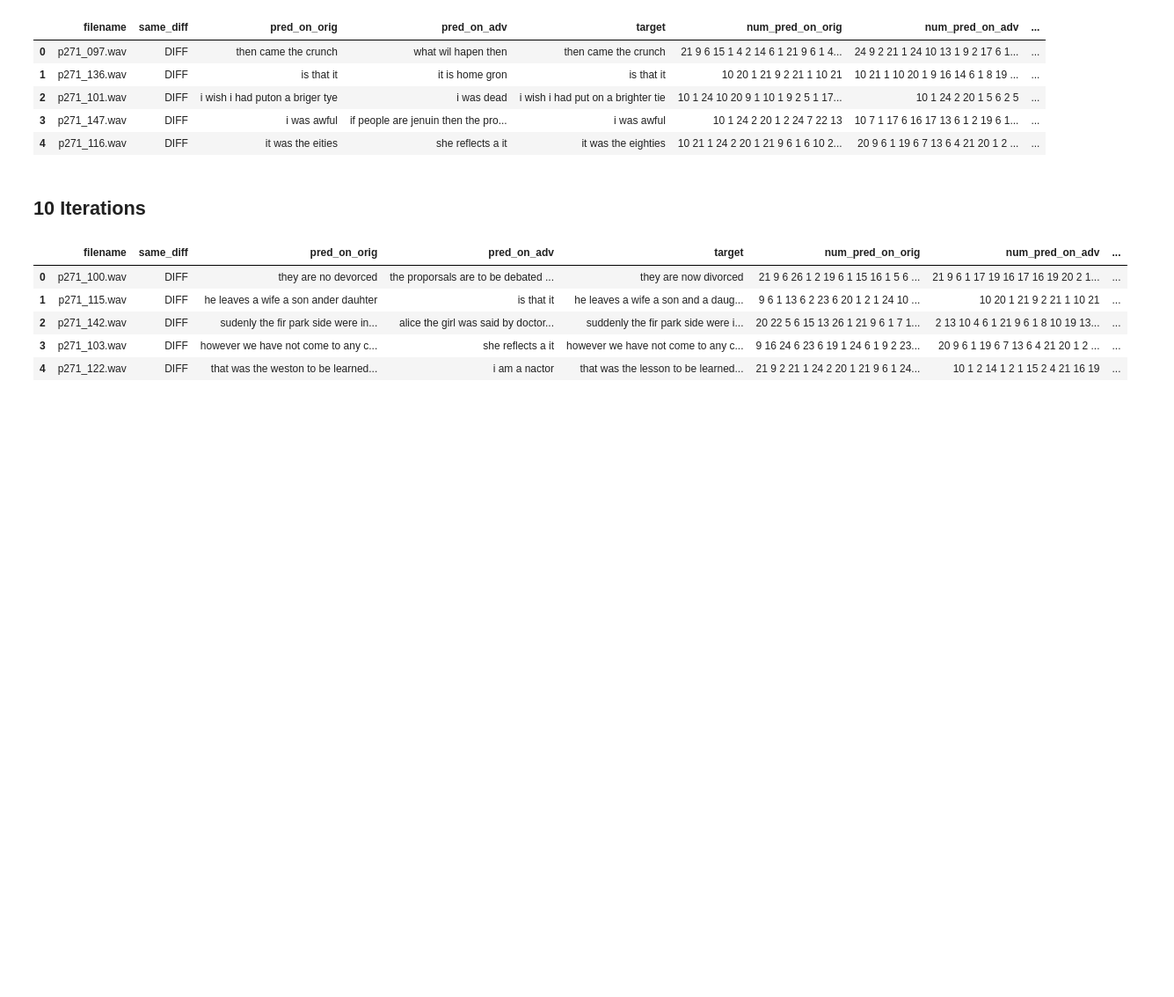
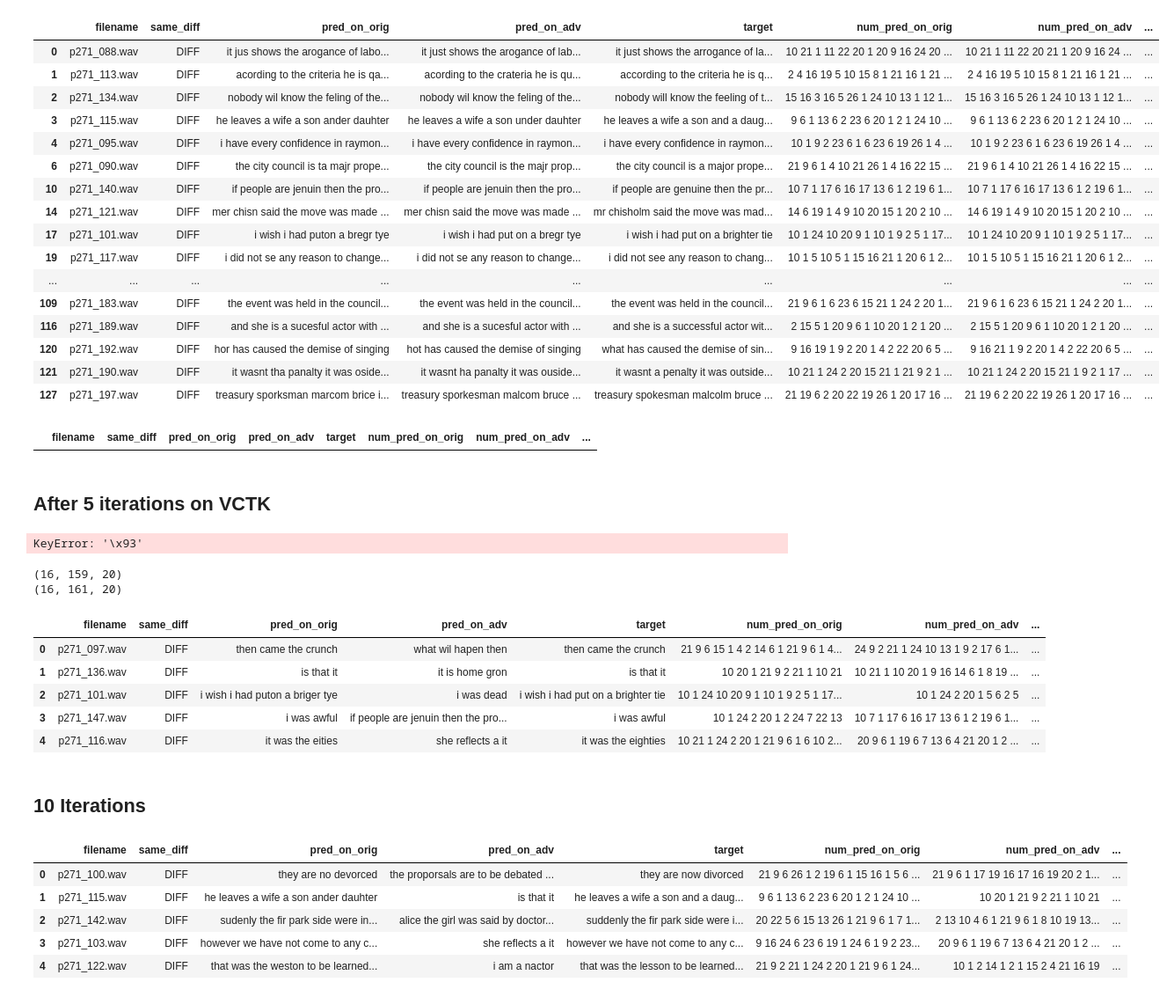
Before and after one commit to daniter-cu/AdversarialSpeech, a Jupyter notebook: speech-to-text-wavenet/Comparing multiple iterations.ipynb, the cells around one changed output. Shown at 88% size. Cells and saved outputs as stored; diff of their text form; code cells hidden in the pictures; blank space fills up the shorter version.

Commit message:
fixed bugs and switched to pickle dump instead of np save

```diff
--- a/speech-to-text-wavenet/Comparing multiple iterations.ipynb
+++ b/speech-to-text-wavenet/Comparing multiple iterations.ipynb
@@ -57,0 +129,29 @@ test_vs_pred5_file = "preds_vs_labels_iters.tsv"
+# %%
+test_vs_pred1_file = "preds_vs_labels_iters1.tsv"
+tp1 = pd.read_table(test_vs_pred1_file)
+
+tp1[tp1['same_diff'] == 'DIFF']
+# %% [output]
+|  | filename | same_diff | pred_on_orig | pred_on_adv | target | num_pred_on_orig | num_pred_on_adv | ... |
+| 0 | p271_088.wav | DIFF | it jus shows the arogance of labo... | it just shows the arogance of lab... | it just shows the arrogance of la... | 10 21 1 11 22 20 1 20 9 16 24 20 ... | 10 21 1 11 22 20 21 1 20 9 16 24 ... | ... |
+| 1 | p271_113.wav | DIFF | acording to the criteria he is qa... | acording to the crateria he is qu... | according to the criteria he is q... | 2 4 16 19 5 10 15 8 1 21 16 1 21 ... | 2 4 16 19 5 10 15 8 1 21 16 1 21 ... | ... |
+| 2 | p271_134.wav | DIFF | nobody wil know the feling of the... | nobody wil know the feling of the... | nobody will know the feeling of t... | 15 16 3 16 5 26 1 24 10 13 1 12 1... | 15 16 3 16 5 26 1 24 10 13 1 12 1... | ... |
+| 3 | p271_115.wav | DIFF | he leaves a wife a son ander dauhter | he leaves a wife a son under dauhter | he leaves a wife a son and a daug... | 9 6 1 13 6 2 23 6 20 1 2 1 24 10 ... | 9 6 1 13 6 2 23 6 20 1 2 1 24 10 ... | ... |
+| 4 | p271_095.wav | DIFF | i have every confidence in raymon... | i have every confidence in raymon... | i have every confidence in raymon... | 10 1 9 2 23 6 1 6 23 6 19 26 1 4 ... | 10 1 9 2 23 6 1 6 23 6 19 26 1 4 ... | ... |
+| 6 | p271_090.wav | DIFF | the city council is ta majr prope... | the city council is the majr prop... | the city council is a major prope... | 21 9 6 1 4 10 21 26 1 4 16 22 15 ... | 21 9 6 1 4 10 21 26 1 4 16 22 15 ... | ... |
+| 10 | p271_140.wav | DIFF | if people are jenuin then the pro... | if people are jenuin then the pro... | if people are genuine then the pr... | 10 7 1 17 6 16 17 13 6 1 2 19 6 1... | 10 7 1 17 6 16 17 13 6 1 2 19 6 1... | ... |
+| 14 | p271_121.wav | DIFF | mer chisn said the move was made ... | mer chisn said the move was made ... | mr chisholm said the move was mad... | 14 6 19 1 4 9 10 20 15 1 20 2 10 ... | 14 6 19 1 4 9 10 20 15 1 20 2 10 ... | ... |
+| 17 | p271_101.wav | DIFF | i wish i had puton a bregr tye | i wish i had put on a bregr tye | i wish i had put on a brighter tie | 10 1 24 10 20 9 1 10 1 9 2 5 1 17... | 10 1 24 10 20 9 1 10 1 9 2 5 1 17... | ... |
+| 19 | p271_117.wav | DIFF | i did not se any reason to change... | i did not se any reason to change... | i did not see any reason to chang... | 10 1 5 10 5 1 15 16 21 1 20 6 1 2... | 10 1 5 10 5 1 15 16 21 1 20 6 1 2... | ... |
+| ... | ... | ... | ... | ... | ... | ... | ... | ... |
+| 109 | p271_183.wav | DIFF | the event was held in the council... | the event was held in the council... | the event was held in the council... | 21 9 6 1 6 23 6 15 21 1 24 2 20 1... | 21 9 6 1 6 23 6 15 21 1 24 2 20 1... | ... |
+| 116 | p271_189.wav | DIFF | and she is a sucesful actor with ... | and she is a sucesful actor with ... | and she is a successful actor wit... | 2 15 5 1 20 9 6 1 10 20 1 2 1 20 ... | 2 15 5 1 20 9 6 1 10 20 1 2 1 20 ... | ... |
+| 120 | p271_192.wav | DIFF | hor has caused the demise of singing | hot has caused the demise of singing | what has caused the demise of sin... | 9 16 19 1 9 2 20 1 4 2 22 20 6 5 ... | 9 16 21 1 9 2 20 1 4 2 22 20 6 5 ... | ... |
+| 121 | p271_190.wav | DIFF | it wasnt tha panalty it was oside... | it wasnt ha panalty it was ouside... | it wasnt a penalty it was outside... | 10 21 1 24 2 20 15 21 1 21 9 2 1 ... | 10 21 1 24 2 20 15 21 1 9 2 1 17 ... | ... |
+| 127 | p271_197.wav | DIFF | treasury sporksman marcom brice i... | treasury sporkesman malcom bruce ... | treasury spokesman malcolm bruce ... | 21 19 6 2 20 22 19 26 1 20 17 16 ... | 21 19 6 2 20 22 19 26 1 20 17 16 ... | ... |
+# %%
+tp2[tp2['same_diff'] == 'SAME'][:5]
+# %% [output]
+|  | filename | same_diff | pred_on_orig | pred_on_adv | target | num_pred_on_orig | num_pred_on_adv | ... |
+# %% [markdown]
+## After 5 iterations on VCTK
@@ -57,0 +161,11 @@ test_vs_pred5_file = "preds_vs_labels_iters.tsv"
+# %%
+orig5 = pickle.load(orig5_ex_file)
+adv5 = pickle.load(adv5_ex_file)
+# %% [output]
+KeyError: '\x93'
+# %%
+print orig5.shape
+print adv5.shape
+# %% [output]
+(16, 159, 20)
+(16, 161, 20)
```
Also changed, not shown: parts of 35 cells of this notebook, 40 other files.
